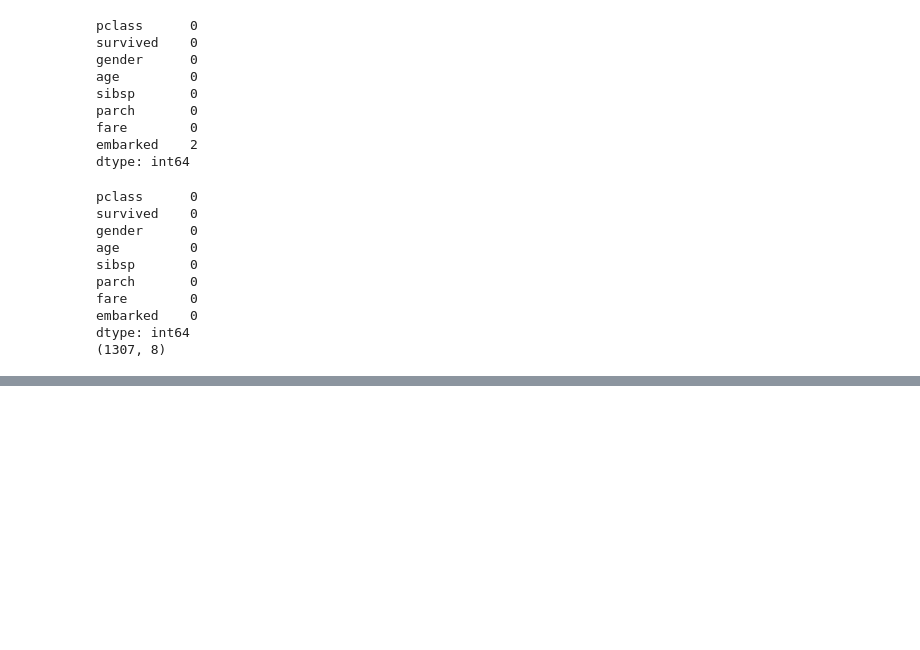
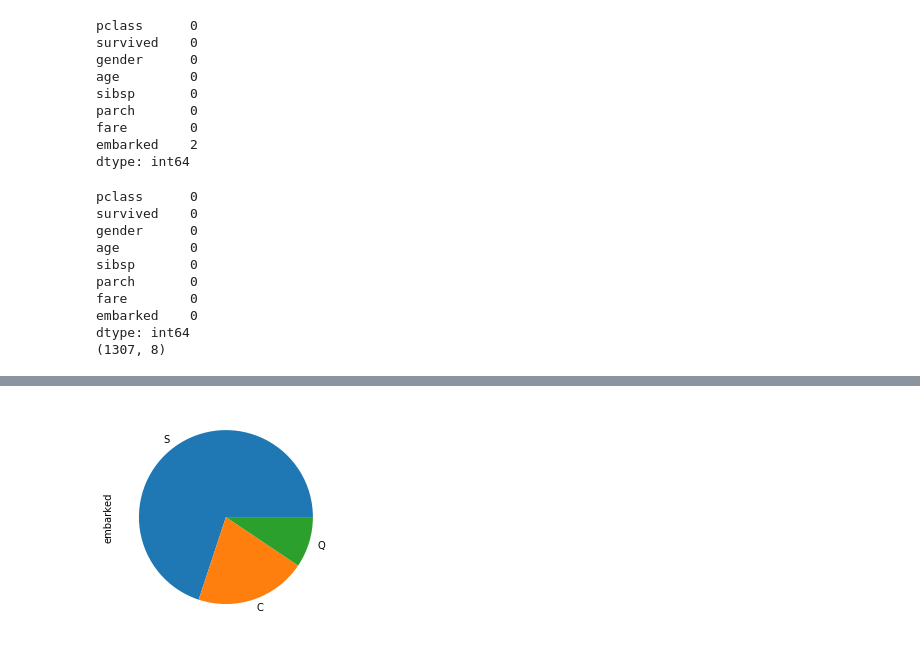
Before and after one commit to leangaurav/dsc_weekend_2020_03_01, a Jupyter notebook: Titanic/AssignmentTitanic1Pandas.ipynb, the cells around one changed output, grey strips where cells are left out. Saved outputs shown, nothing was run; the diff lists cells and outputs as text; code cells hidden in the pictures; blank space fills up the shorter version.

```diff
--- a/Titanic/AssignmentTitanic1Pandas.ipynb
+++ b/Titanic/AssignmentTitanic1Pandas.ipynb
@@ -325,0 +340,5 @@ Name: pclass, dtype: object
+# %%
+s.plot(kind = 'pie')
+plt.show()
+# %% [output]
+[figure, added]
```
Also changed, not shown: parts of 15 cells of this notebook, 11 other files.
